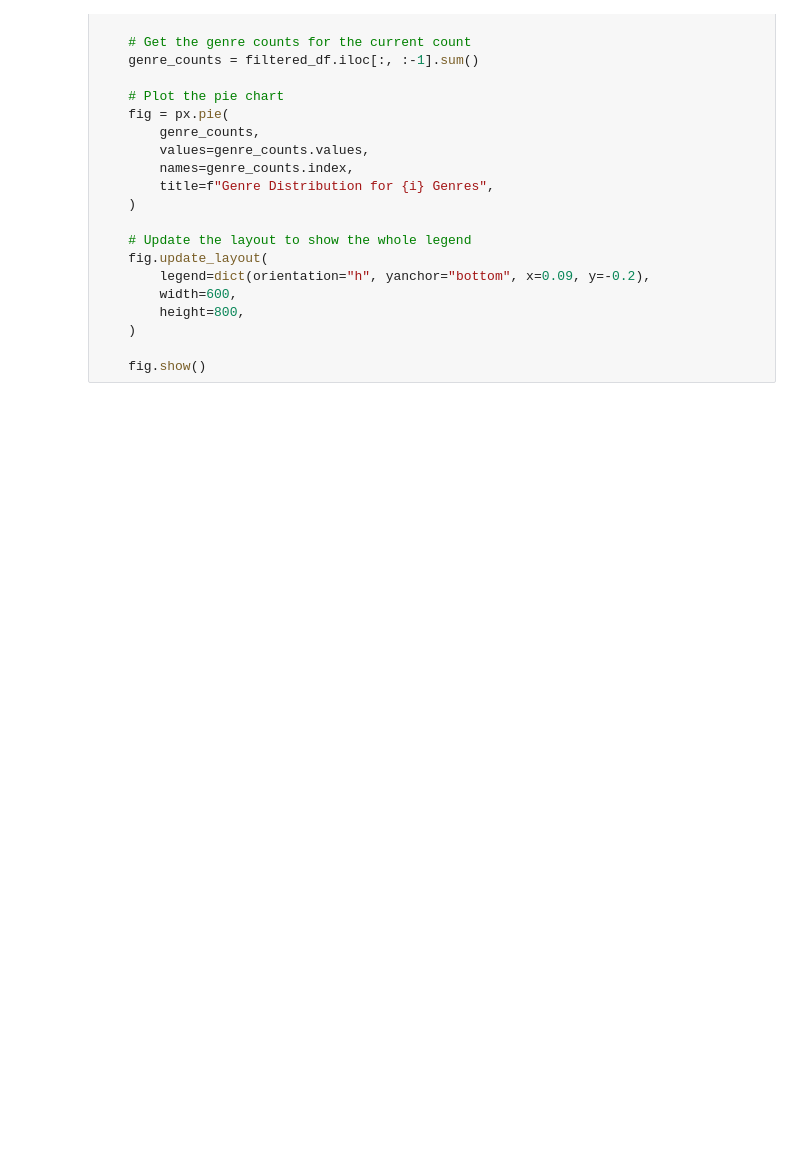
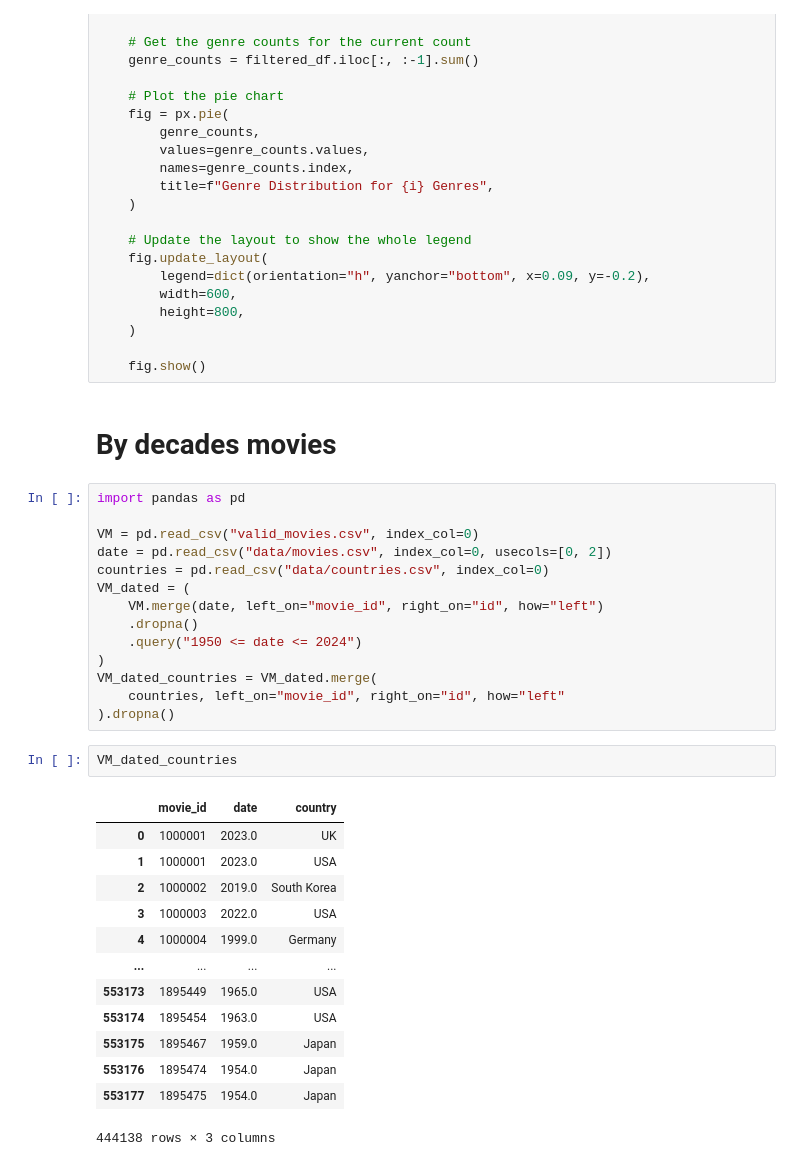
Before and after one commit to BorisLeung/STAT4012, a Jupyter notebook: preprocessing.ipynb, the cells around one changed output. Saved outputs shown, nothing was run; the diff lists cells and outputs as text; blank space fills up the shorter version.

Commit message:
by decades make-up

```diff
--- a/preprocessing.ipynb
+++ b/preprocessing.ipynb
@@ -103,3 +103,35 @@ for i in [1, 2, 3, 4]:
     )
 
     fig.show()
+# %% [markdown]
+# By decades movies
+# %%
+import pandas as pd
+
+VM = pd.read_csv("valid_movies.csv", index_col=0)
+date = pd.read_csv("data/movies.csv", index_col=0, usecols=[0, 2])
+countries = pd.read_csv("data/countries.csv", index_col=0)
+VM_dated = (
+    VM.merge(date, left_on="movie_id", right_on="id", how="left")
+    .dropna()
+    .query("1950 <= date <= 2024")
+)
+VM_dated_countries = VM_dated.merge(
+    countries, left_on="movie_id", right_on="id", how="left"
+).dropna()
+# %%
+VM_dated_countries
+# %% [output]
+|  | movie_id | date | country |
+| 0 | 1000001 | 2023.0 | UK |
+| 1 | 1000001 | 2023.0 | USA |
+| 2 | 1000002 | 2019.0 | South Korea |
+| 3 | 1000003 | 2022.0 | USA |
+| 4 | 1000004 | 1999.0 | Germany |
+| ... | ... | ... | ... |
+| 553173 | 1895449 | 1965.0 | USA |
+| 553174 | 1895454 | 1963.0 | USA |
+| 553175 | 1895467 | 1959.0 | Japan |
+| 553176 | 1895474 | 1954.0 | Japan |
+| 553177 | 1895475 | 1954.0 | Japan |
+444138 rows × 3 columns
```
Also changed, not shown: parts of 1 cell of this notebook.
